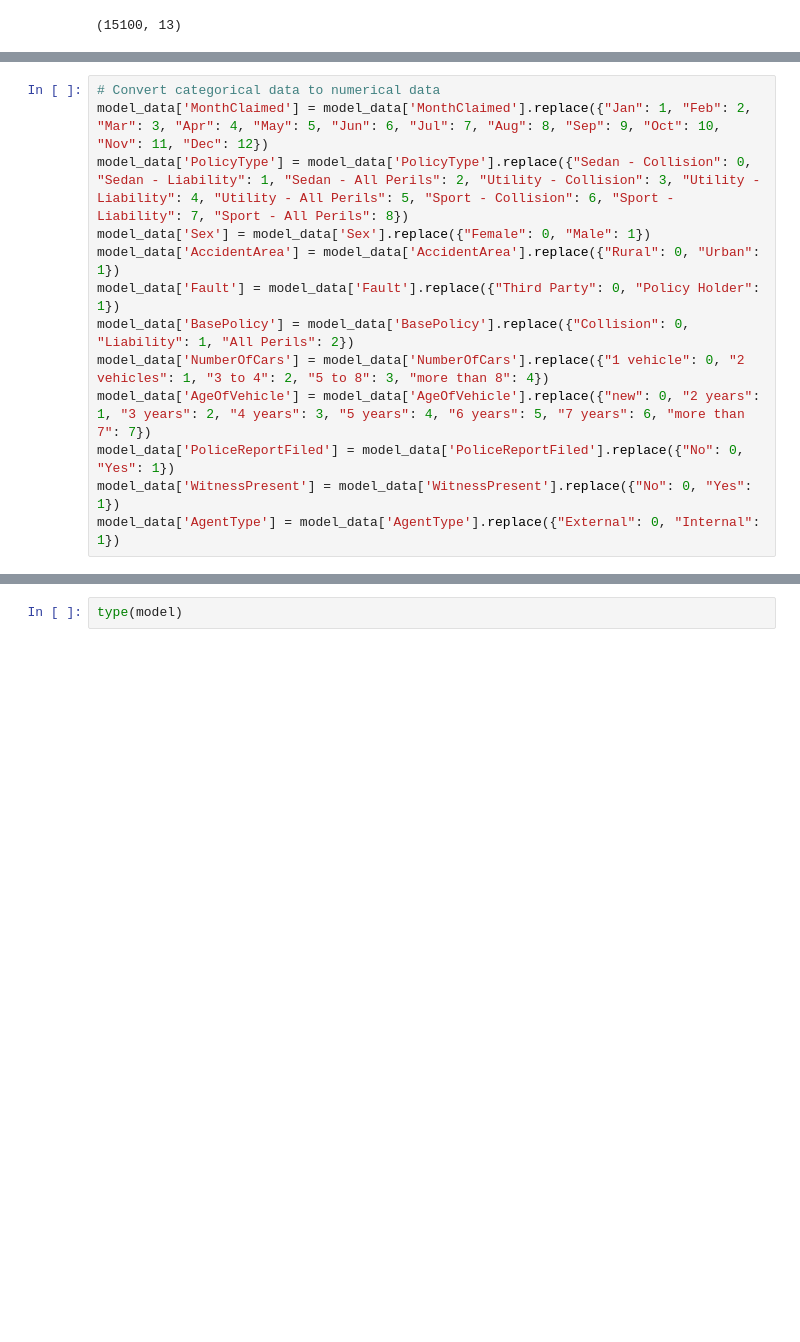
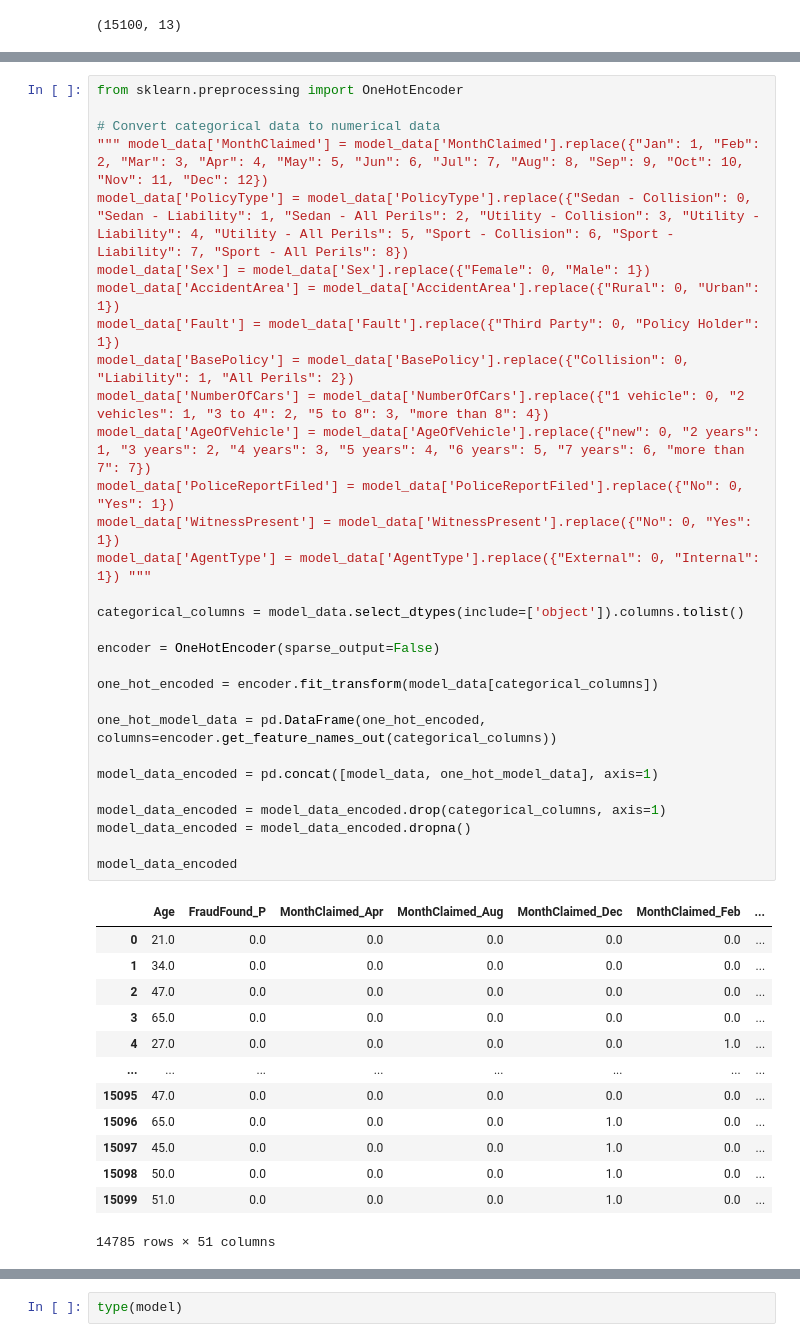
Before and after one commit to smirs/car-insurance-fraud-detection, a Jupyter notebook: fraud_detection.ipynb, the cells around one changed output, grey strips where cells are left out. Drawn from its saved outputs; the diff is of its cells as text; blank space fills up the shorter version.

```diff
--- a/fraud_detection.ipynb
+++ b/fraud_detection.ipynb
@@ -398,16 +407,47 @@ model_data.shape
 # %%
+from sklearn.preprocessing import OneHotEncoder
+
 # Convert categorical data to numerical data
-model_data['MonthClaimed'] = model_data['MonthClaimed'].replace({"Jan": 1, "Feb": 2, "Mar": 3, "Apr": 4, "May": 5, "Jun": 6, "Jul": 7, "Aug": 8, "Sep": 9, "Oct": 10, "Nov": 11, "Dec": 12})
+""" model_data['MonthClaimed'] = model_data['MonthClaimed'].replace({"Jan": 1, "Feb": 2, "Mar": 3, "Apr": 4, "May": 5, "Jun": 6, "Jul": 7, "Aug": 8, "Sep": 9, "Oct": 10, "Nov": 11, "Dec": 12})
 model_data['PolicyType'] = model_data['PolicyType'].replace({"Sedan - Collision": 0, "Sedan - Liability": 1, "Sedan - All Perils": 2, "Utility - Collision": 3, "Utility - Liability": 4, "Utility - All Perils": 5, "Sport - Collision": 6, "Sport - Liability": 7, "Sport - All Perils": 8})
 model_data['Sex'] = model_data['Sex'].replace({"Female": 0, "Male": 1})
 model_data['AccidentArea'] = model_data['AccidentArea'].replace({"Rural": 0, "Urban": 1})
 model_data['Fault'] = model_data['Fault'].replace({"Third Party": 0, "Policy Holder": 1})
 model_data['BasePolicy'] = model_data['BasePolicy'].replace({"Collision": 0, "Liability": 1, "All Perils": 2})
 model_data['NumberOfCars'] = model_data['NumberOfCars'].replace({"1 vehicle": 0, "2 vehicles": 1, "3 to 4": 2, "5 to 8": 3, "more than 8": 4})
 model_data['AgeOfVehicle'] = model_data['AgeOfVehicle'].replace({"new": 0, "2 years": 1, "3 years": 2, "4 years": 3, "5 years": 4, "6 years": 5, "7 years": 6, "more than 7": 7})
 model_data['PoliceReportFiled'] = model_data['PoliceReportFiled'].replace({"No": 0, "Yes": 1})
 model_data['WitnessPresent'] = model_data['WitnessPresent'].replace({"No": 0, "Yes": 1})
-model_data['AgentType'] = model_data['AgentType'].replace({"External": 0, "Internal": 1})
+model_data['AgentType'] = model_data['AgentType'].replace({"External": 0, "Internal": 1}) """
+
+categorical_columns = model_data.select_dtypes(include=['object']).columns.tolist()
+
+encoder = OneHotEncoder(sparse_output=False)
+
+one_hot_encoded = encoder.fit_transform(model_data[categorical_columns])
+
+one_hot_model_data = pd.DataFrame(one_hot_encoded, columns=encoder.get_feature_names_out(categorical_columns))
+
+model_data_encoded = pd.concat([model_data, one_hot_model_data], axis=1)
+
+model_data_encoded = model_data_encoded.drop(categorical_columns, axis=1)
+model_data_encoded = model_data_encoded.dropna()
+
+model_data_encoded
+# %% [output]
+|  | Age | FraudFound_P | MonthClaimed_Apr | MonthClaimed_Aug | MonthClaimed_Dec | MonthClaimed_Feb | ... |
+| 0 | 21.0 | 0.0 | 0.0 | 0.0 | 0.0 | 0.0 | ... |
+| 1 | 34.0 | 0.0 | 0.0 | 0.0 | 0.0 | 0.0 | ... |
+| 2 | 47.0 | 0.0 | 0.0 | 0.0 | 0.0 | 0.0 | ... |
+| 3 | 65.0 | 0.0 | 0.0 | 0.0 | 0.0 | 0.0 | ... |
+| 4 | 27.0 | 0.0 | 0.0 | 0.0 | 0.0 | 1.0 | ... |
+| ... | ... | ... | ... | ... | ... | ... | ... |
+| 15095 | 47.0 | 0.0 | 0.0 | 0.0 | 0.0 | 0.0 | ... |
+| 15096 | 65.0 | 0.0 | 0.0 | 0.0 | 1.0 | 0.0 | ... |
+| 15097 | 45.0 | 0.0 | 0.0 | 0.0 | 1.0 | 0.0 | ... |
+| 15098 | 50.0 | 0.0 | 0.0 | 0.0 | 1.0 | 0.0 | ... |
+| 15099 | 51.0 | 0.0 | 0.0 | 0.0 | 1.0 | 0.0 | ... |
+14785 rows × 51 columns
 # %%
 from sklearn.model_selection import train_test_split
 from sklearn.linear_model import LogisticRegression
```
Also changed, not shown: parts of 27 cells of this notebook.
